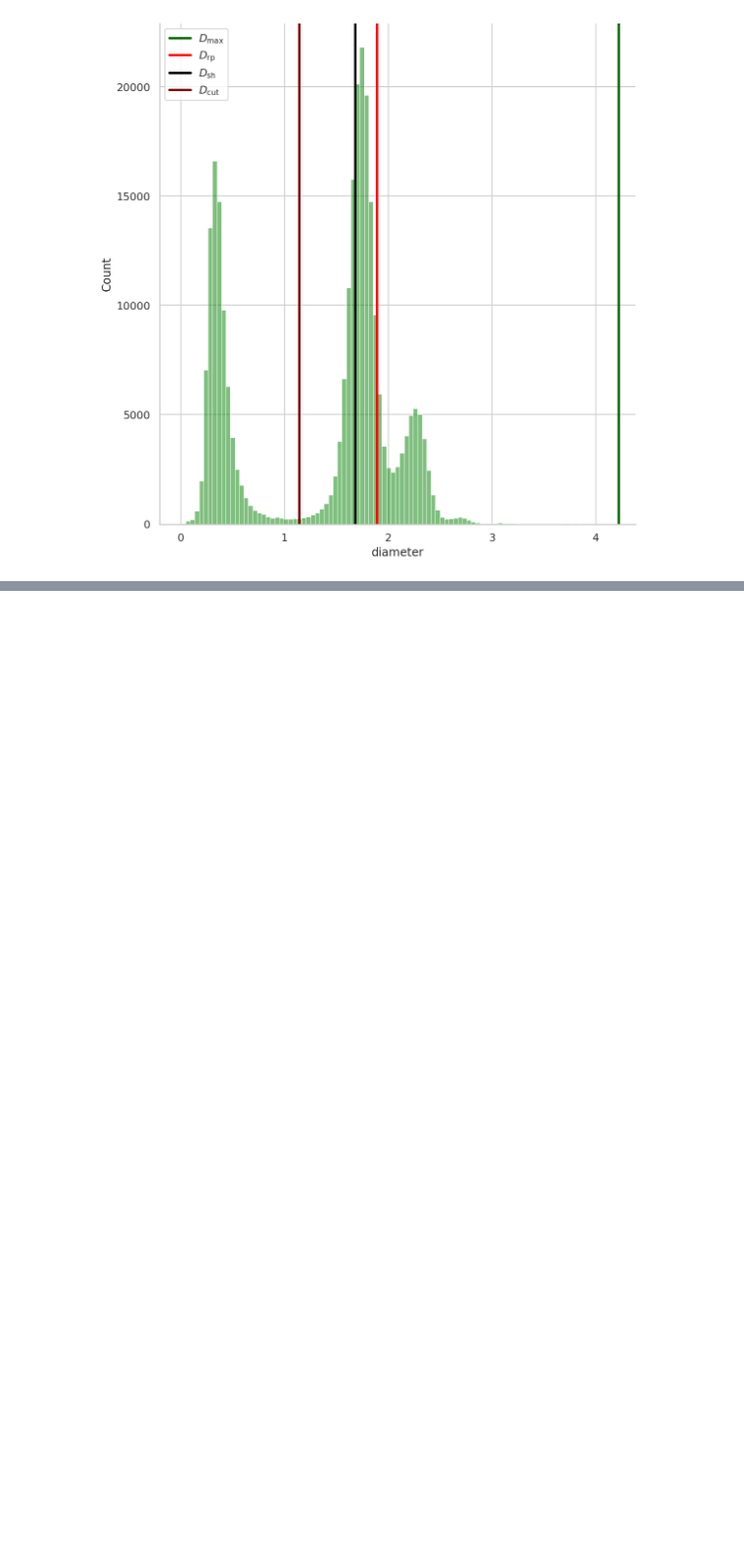
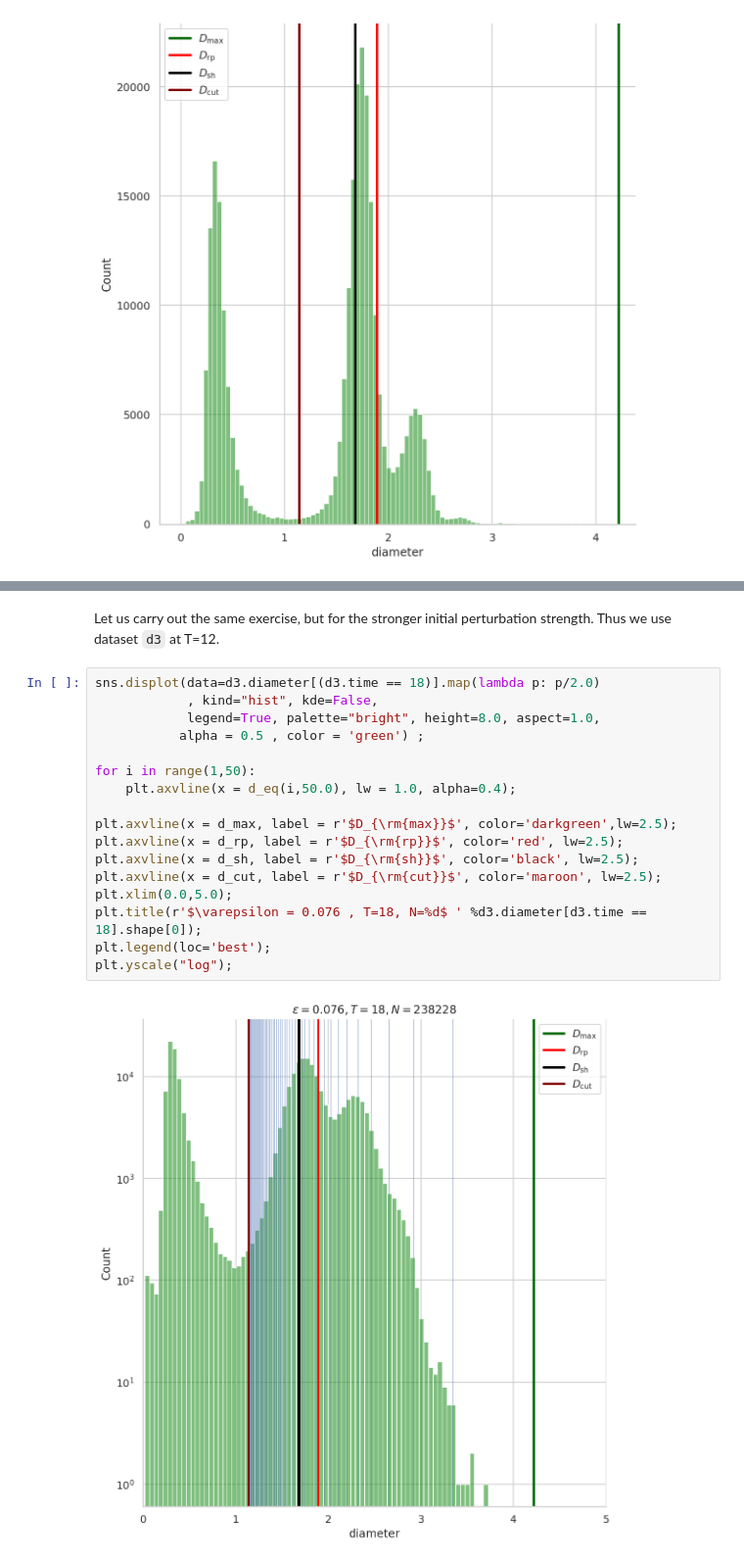
Before and after one commit to palsagar/ligaments_analysis, a Jupyter notebook: test.ipynb, the cells around one changed output, grey strips where cells are left out. Shown: that part at 98% size. Drawn from its saved outputs; the diff is of its cells as text; blank space fills up the shorter version.

```diff
--- a/test.ipynb
+++ b/test.ipynb
@@ -332,0 +335,21 @@ plt.savefig('test.png', dpi=200, bbox_inches='tight');
+# %% [markdown]
+Let us carry out the same exercise, but for the stronger initial perturbation strength. Thus we use dataset `d3` at T=12.
+# %%
+sns.displot(data=d3.diameter[(d3.time == 18)].map(lambda p: p/2.0)
+            , kind="hist", kde=False,
+            legend=True, palette="bright", height=8.0, aspect=1.0,
+           alpha = 0.5 , color = 'green') ;
+
+for i in range(1,50):
+    plt.axvline(x = d_eq(i,50.0), lw = 1.0, alpha=0.4);
+
+plt.axvline(x = d_max, label = r'$D_{\rm{max}}$', color='darkgreen',lw=2.5);
+plt.axvline(x = d_rp, label = r'$D_{\rm{rp}}$', color='red', lw=2.5);
+plt.axvline(x = d_sh, label = r'$D_{\rm{sh}}$', color='black', lw=2.5);
+plt.axvline(x = d_cut, label = r'$D_{\rm{cut}}$', color='maroon', lw=2.5);
+plt.xlim(0.0,5.0);
+plt.title(r'$\varepsilon = 0.076 , T=18, N=%d$ ' %d3.diameter[d3.time == 18].shape[0]);
+plt.legend(loc='best');
+plt.yscale("log");
+# %% [output]
+[figure, added]
```
Also changed, not shown: parts of 9 cells of this notebook.
